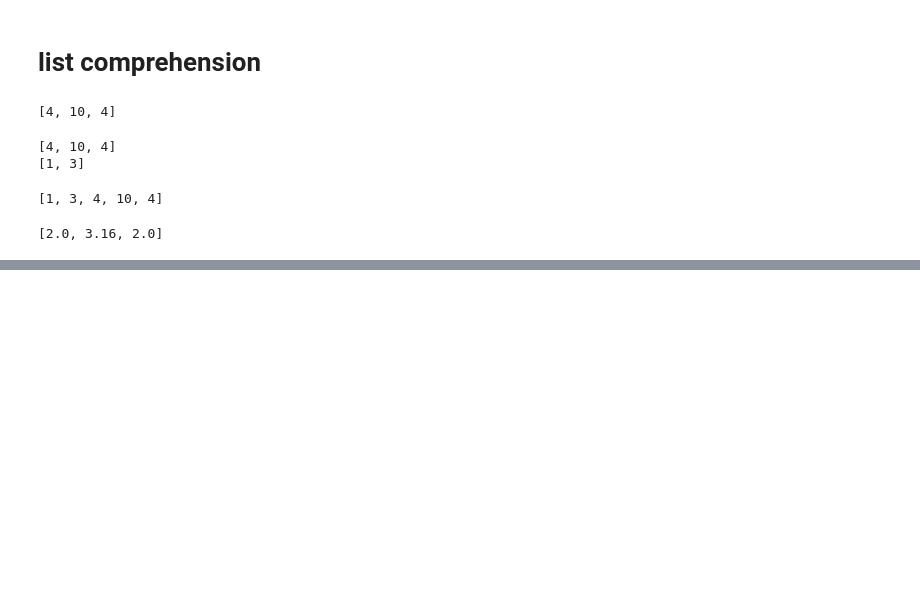
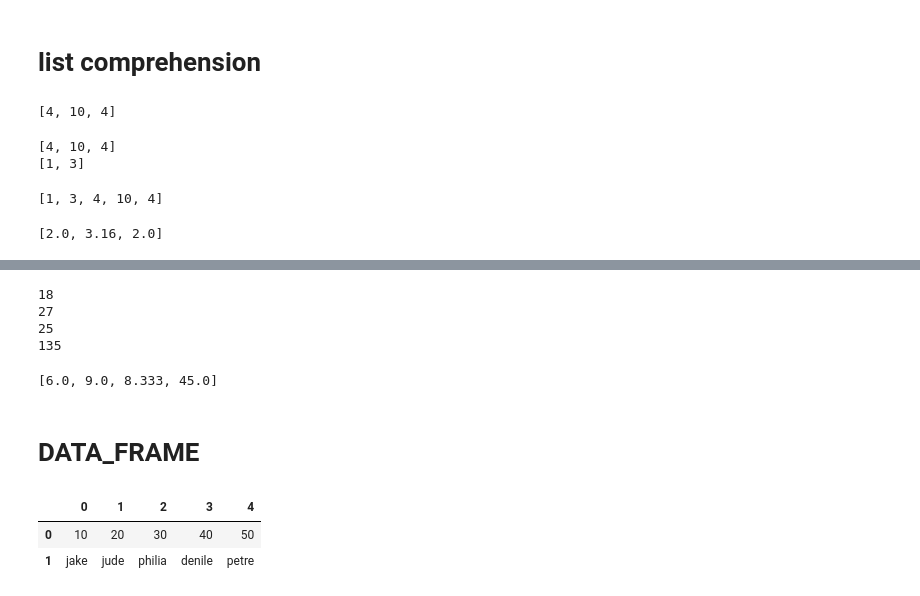
Before and after one commit to eyooko2/PYTHON_CLASS, a Jupyter notebook: python_1/Class_one.ipynb, the cells around one changed output, grey strips where cells are left out. Cells and saved outputs as stored; diff of their text form; code cells hidden in the pictures; blank space fills up the shorter version.

```diff
--- a/python_1/Class_one.ipynb
+++ b/python_1/Class_one.ipynb
@@ -1145,0 +1347,32 @@ print(arr_str)
+# %%
+lst_arr = [[5, 6, 7], [9, 7, 11], [12, 4, 9], [20, 40, 75]]
+def total_function(x):
+    total = 0
+    for i in x:
+        total = i + total
+    return total
+for i in lst_arr:
+    func = total_function(x=i)
+    print(func)
+# %% [output]
+18
+27
+25
+135
+# %%
+lst_arr = [[5, 6, 7], [9, 7, 11], [12, 4, 9], [20, 40, 75]]
+avg = []
+def total_function(x):
+    total = 0
+    for i in x:
+        total = i + total
+    return total
+for i in lst_arr:
+    func = total_function(x=i)
+    mean = round(func/len(i), 3)
+    avg.append(mean)
+print(avg)
+# %% [output]
+[6.0, 9.0, 8.333, 45.0]
+# %% [markdown]
+# DATA_FRAME
@@ -1145,0 +1386,6 @@ print(arr_str)
+# %%
+gp.DataFrame([age, names])
+# %% [output]
+|  | 0 | 1 | 2 | 3 | 4 |
+| 0 | 10 | 20 | 30 | 40 | 50 |
+| 1 | jake | jude | philia | denile | petre |
```
Also changed, not shown: parts of 51 cells of this notebook, 1 other file.
